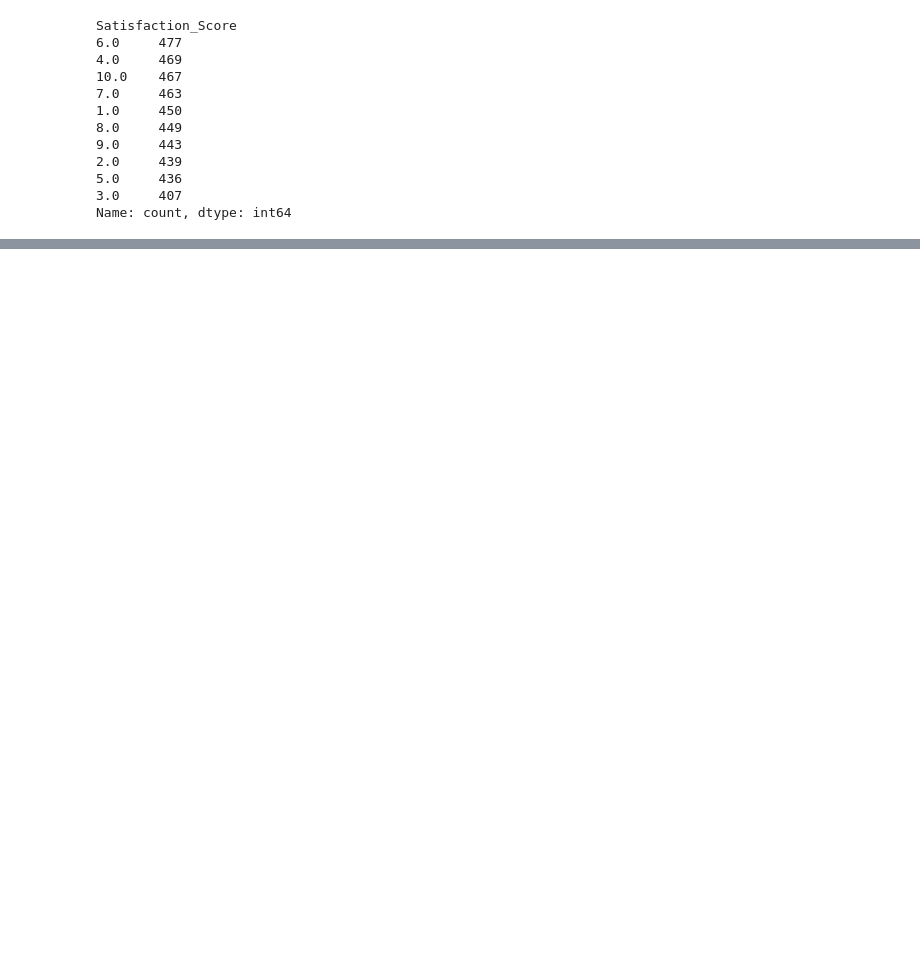
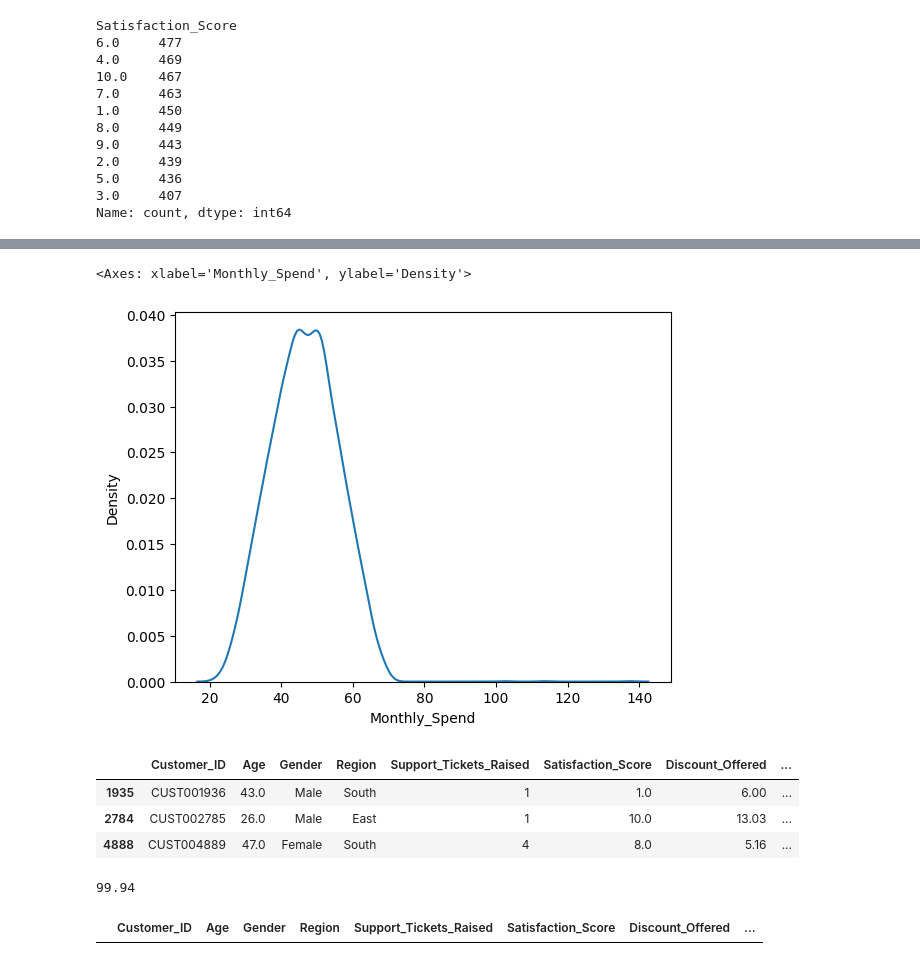
Before and after one commit to pravinMchavan/ai-engineering-learning, a Jupyter notebook: 07-Exploratory_Data_Analysis/03-EDA_Project1.ipynb, the cells around one changed output, grey strips where cells are left out. Saved outputs shown, nothing was run; the diff lists cells and outputs as text; code cells hidden in the pictures; blank space fills up the shorter version.

```diff
--- a/07-Exploratory_Data_Analysis/03-EDA_Project1.ipynb
+++ b/07-Exploratory_Data_Analysis/03-EDA_Project1.ipynb
@@ -190,0 +341,32 @@ Name: count, dtype: int64
+# %%
+sns.kdeplot(x=df['Monthly_Spend'], data=df)
+# %% [output]
+<Axes: xlabel='Monthly_Spend', ylabel='Density'>
+[figure, added]
+# %%
+df[df['Monthly_Spend'] > 75]
+# %% [output]
+|  | Customer_ID | Age | Gender | Region | Support_Tickets_Raised | Satisfaction_Score | Discount_Offered | ... |
+| 1935 | CUST001936 | 43.0 | Male | South | 1 | 1.0 | 6.00 | ... |
+| 2784 | CUST002785 | 26.0 | Male | East | 1 | 10.0 | 13.03 | ... |
+| 4888 | CUST004889 | 47.0 | Female | South | 4 | 8.0 | 5.16 | ... |
+# %%
+mean = df['Monthly_Spend'].mean() # calculate the mean
+std = df['Monthly_Spend'].std() # calculate the standard deviation
+
+
+upper_bound = mean + 3 * std  # calculate the upper bound
+lower_bound = mean - 3 * std  # calculate the lower bound
+
+within_3rd_std = df[(df['Monthly_Spend'] >= lower_bound) & (df['Monthly_Spend'] <= upper_bound)] # filter the DataFrame to only include rows where the 'Monthly_Spend' is within 3 standard deviations of the mean
+
+
+# count and percentage
+count_within = within_3rd_std.shape[0] # total number of rows
+total_count = df.shape[0] # total number of rows
+
+percentage = (count_within / total_count) * 100 # calculate the percentage
+
+percentage
+# %% [output]
+99.94
@@ -190,0 +382,4 @@ Name: count, dtype: int64
+# %%
+df[df['Monthly_Spend'] > 75] #no outlier
+# %% [output]
+|  | Customer_ID | Age | Gender | Region | Support_Tickets_Raised | Satisfaction_Score | Discount_Offered | ... |
```
Also changed, not shown: parts of 34 cells of this notebook.
